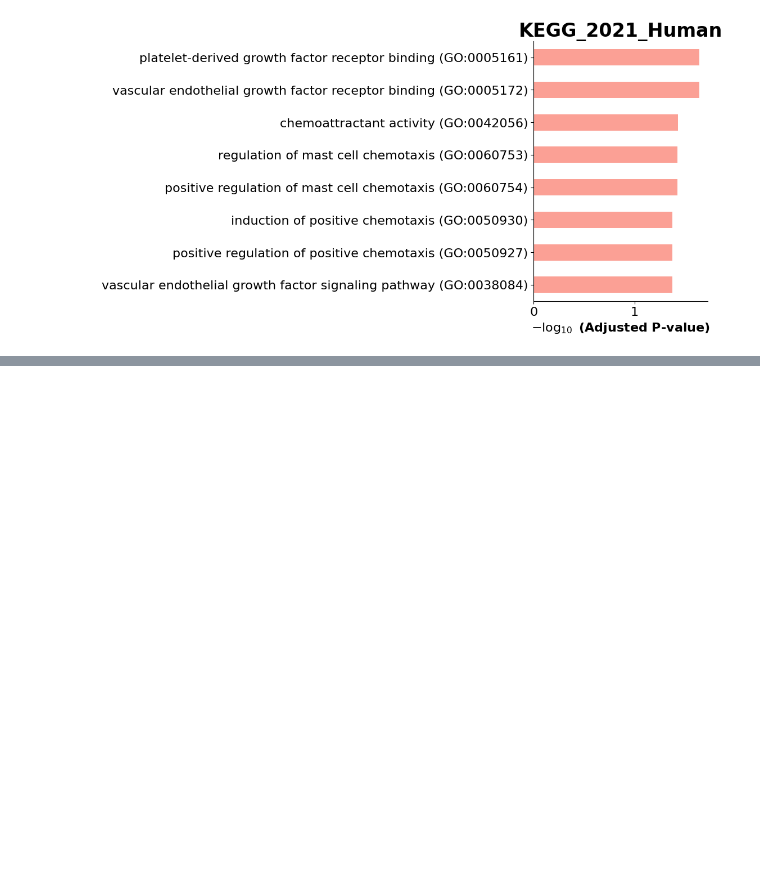
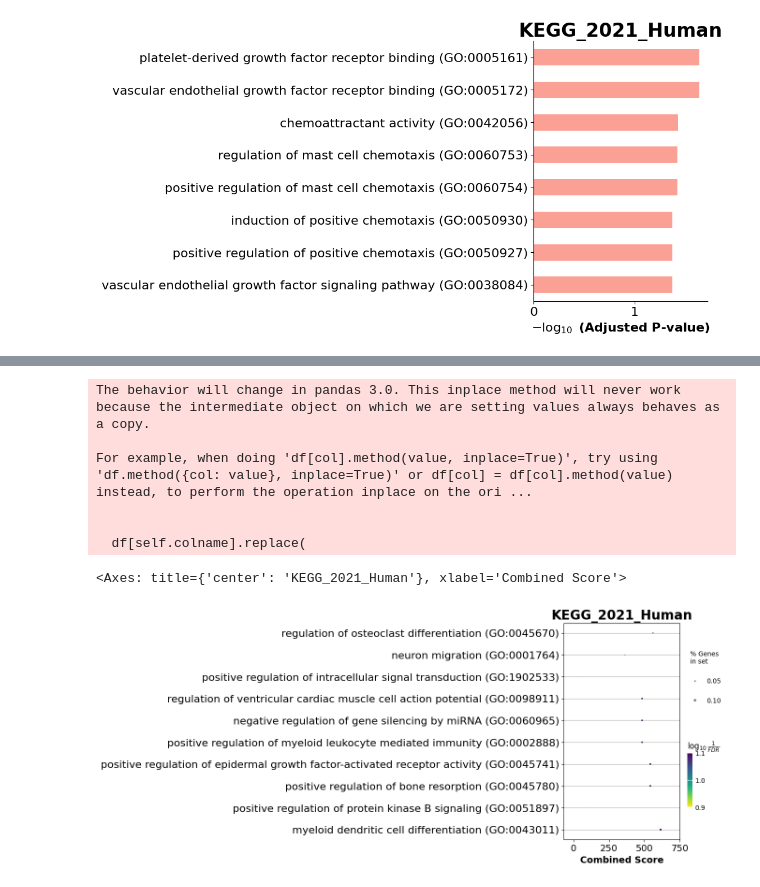
Before and after one commit to aajusah98/intro-bio-life-science-project, a Jupyter notebook: intro-bio-life-science-project-report.ipynb, the cells around one changed output, grey strips where cells are left out. Drawn from its saved outputs; the diff is of its cells as text; code cells hidden in the pictures; blank space fills up the shorter version.

```diff
--- a/intro-bio-life-science-project-report.ipynb
+++ b/intro-bio-life-science-project-report.ipynb
@@ -609,0 +831,11 @@ For example, when doing 'df[col].method(value, inplace=True)', try using 'df.met
+# %%
+dotplot(enrichr_results_age.res2d, title='KEGG_2021_Human',cmap='viridis_r',cutoff=0.1)
+# %% [output]
+The behavior will change in pandas 3.0. This inplace method will never work because the intermediate object on which we are setting values always behaves as a copy.
+
+For example, when doing 'df[col].method(value, inplace=True)', try using 'df.method({col: value}, inplace=True)' or df[col] = df[col].method(value) instead, to perform the operation inplace on the ori ...
+
+
+  df[self.colname].replace(
+<Axes: title={'center': 'KEGG_2021_Human'}, xlabel='Combined Score'>
+[figure, added]
```
Also changed, not shown: parts of 17 cells of this notebook.
